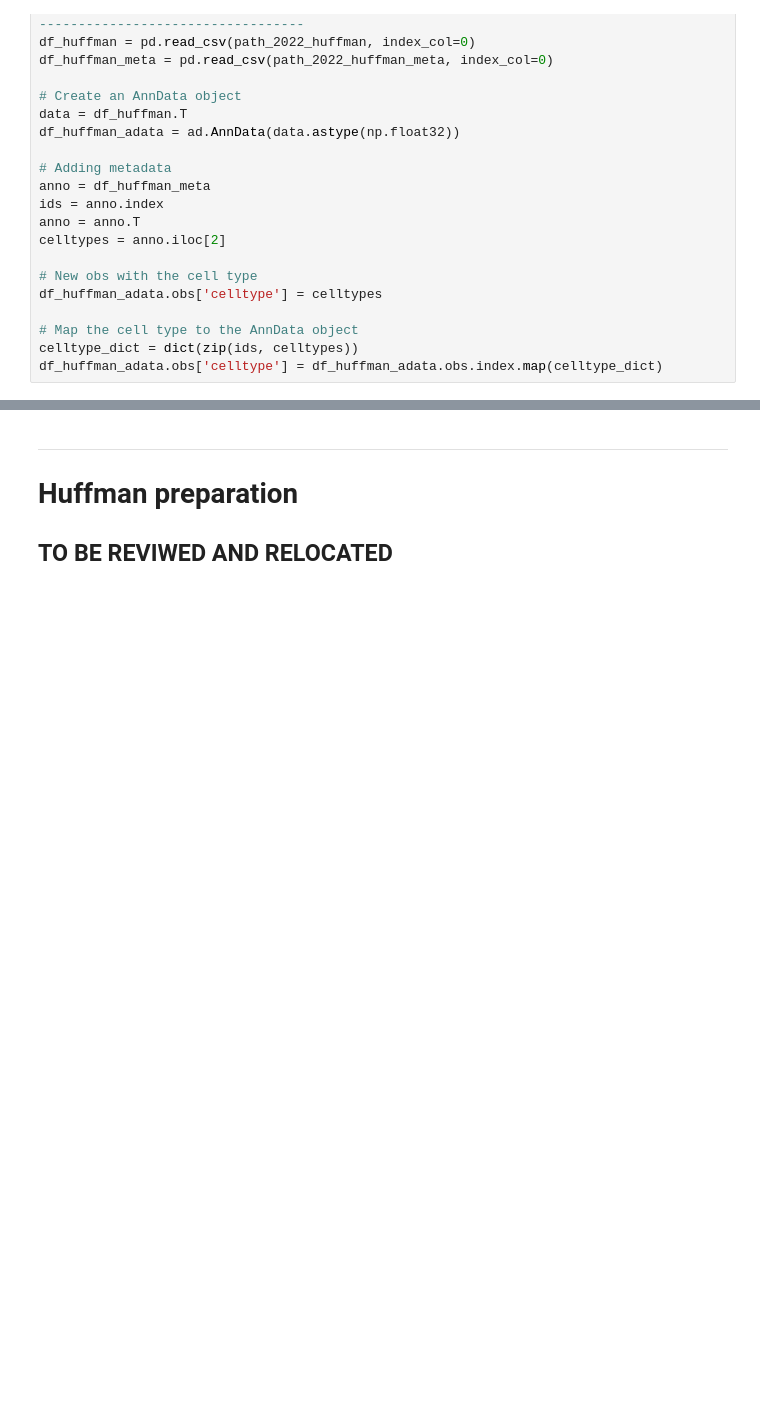
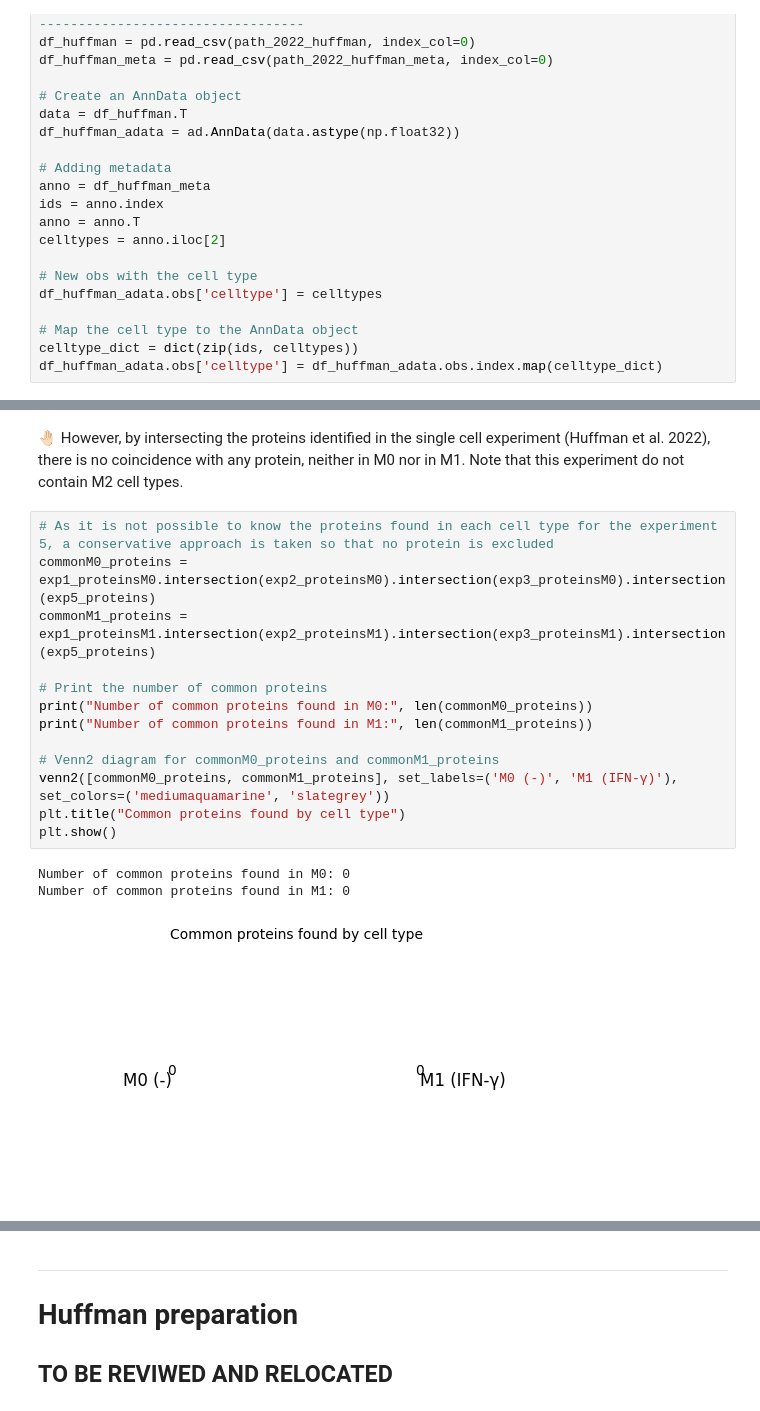
Before and after one commit to powwowath/pyMSpro, a Jupyter notebook: 00_workflow_META-ANALYSIS.ipynb, the cells around one changed output, grey strips where cells are left out. Saved outputs shown, nothing was run; the diff lists cells and outputs as text; blank space fills up the shorter version.

```diff
--- a/00_workflow_META-ANALYSIS.ipynb
+++ b/00_workflow_META-ANALYSIS.ipynb
@@ -389,0 +544,20 @@ df_2021_pengfei = df_2021_pengfei[df_2021_pengfei["# PSMs"] >= 5]
+# %% [markdown]
+🤚🏻 However, by intersecting the proteins identified in the single cell experiment (Huffman et al. 2022), there is no coincidence with any protein, neither in M0 nor in M1.
+Note that this experiment do not contain M2 cell types.
+# %%
+# As it is not possible to know the proteins found in each cell type for the experiment 5, a conservative approach is taken so that no protein is excluded
+commonM0_proteins = exp1_proteinsM0.intersection(exp2_proteinsM0).intersection(exp3_proteinsM0).intersection(exp5_proteins)
+commonM1_proteins = exp1_proteinsM1.intersection(exp2_proteinsM1).intersection(exp3_proteinsM1).intersection(exp5_proteins)
+
+# Print the number of common proteins
+print("Number of common proteins found in M0:", len(commonM0_proteins))
+print("Number of common proteins found in M1:", len(commonM1_proteins))
+
+# Venn2 diagram for commonM0_proteins and commonM1_proteins
+venn2([commonM0_proteins, commonM1_proteins], set_labels=('M0 (-)', 'M1 (IFN-γ)'), set_colors=('mediumaquamarine', 'slategrey'))
+plt.title("Common proteins found by cell type")
+plt.show()
+# %% [output]
+Number of common proteins found in M0: 0
+Number of common proteins found in M1: 0
+[figure, added]
```
Also changed, not shown: parts of 72 cells of this notebook.
